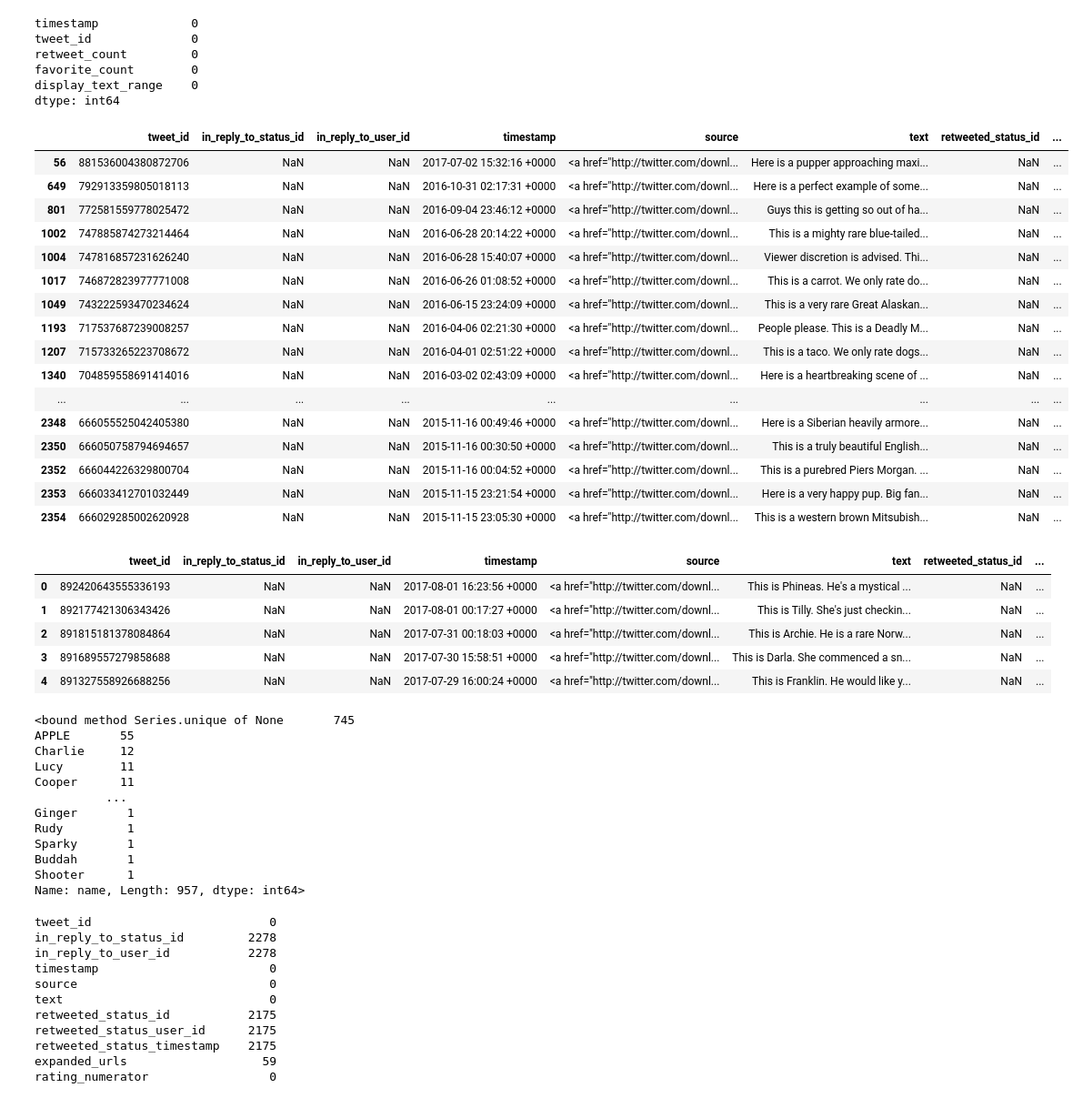
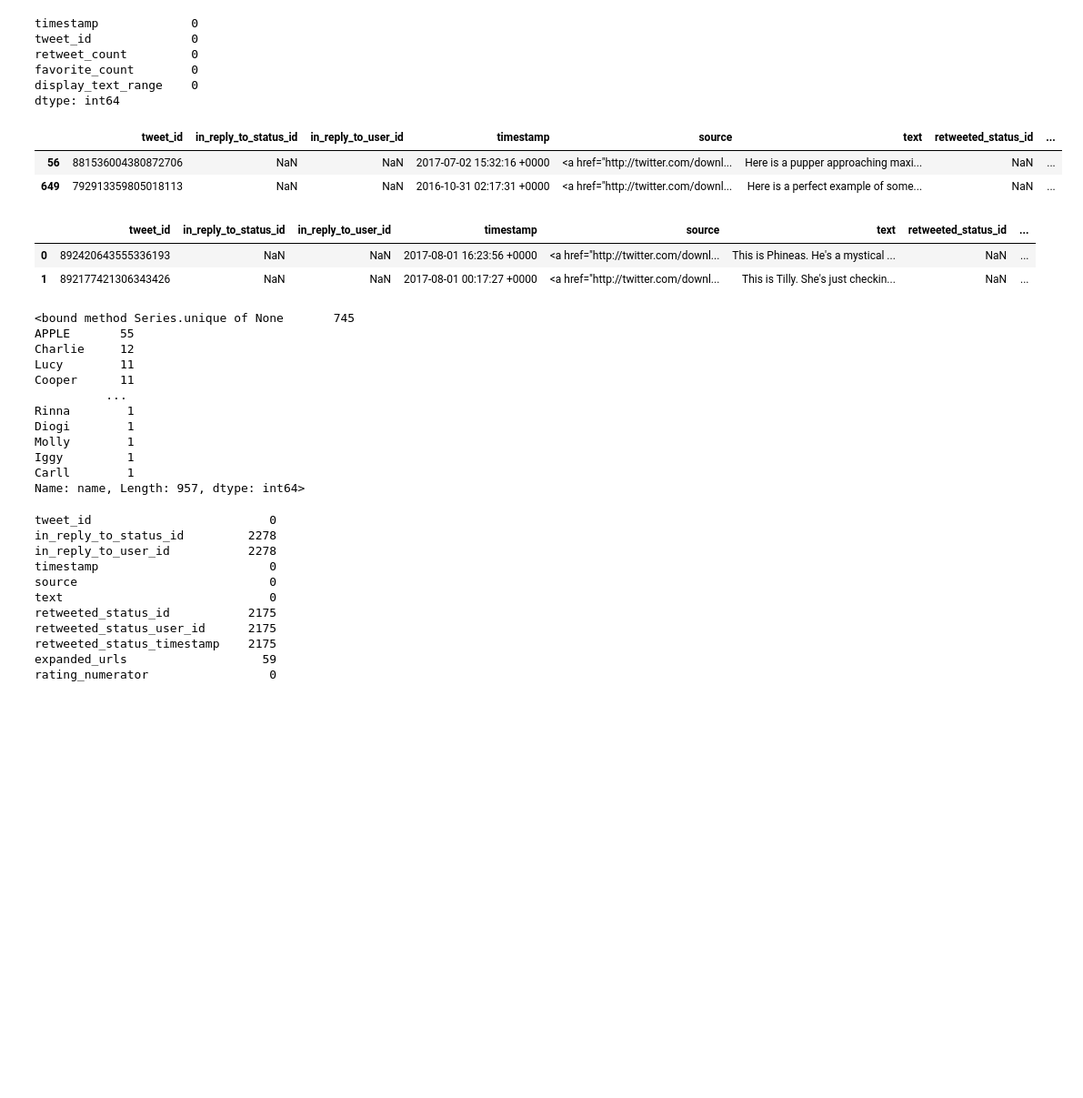
Before and after one commit to abdelrazekrizk/FWD-Udacity-Wrangle-and-Analyze-Data-Twitter-API, a Jupyter notebook: wrangle_act.ipynb, the cells around one changed output. Shown at 91% size. Saved outputs shown, nothing was run; the diff lists cells and outputs as text; code cells hidden in the pictures; blank space fills up the shorter version.

```diff
--- a/wrangle_act.ipynb
+++ b/wrangle_act.ipynb
@@ -71,9 +75,9 @@ ls
 # %% [markdown]
 ### I- Read twitter-archive-enhanced as pandas dataframe and quick check to view structure
 # %%
-archive = pd.read_csv("twitter-archive-enhanced.csv")
-archive.set_index('tweet_id')
-archive.head(3)
+archive_df = pd.read_csv("twitter-archive-enhanced.csv")
+archive_df.set_index('tweet_id')
+archive_df.head(2)
 # %% [output]
 |  | tweet_id | in_reply_to_status_id | in_reply_to_user_id | timestamp | source | text | retweeted_status_id | ... |
 | 0 | 892420643555336193 | NaN | NaN | 2017-08-01 16:23:56 +0000 | <a href="http://twitter.com/downl... | This is Phineas. He's a mystical ... | NaN | ... |
@@ -377,8 +400,8 @@ Name: rating_denominator, dtype: int64
 # %%
 #copy of the dataframe:
 tweet_df_clean=tweet_df.copy()
-archive_df_clean=archive.copy()
-image_df_clean=image.copy()
+archive_df_clean=archive_df.copy()
+image_df_clean=image_df.copy()
 # %%
 tweet_df_clean.head(1)
 # %% [output]
@@ -412,36 +435,19 @@ dtype: int64
 # %%
 # explore data with name a
 archive_df_clean_v2=archive_df_clean.loc[archive_df_clean['name'] =='a']
-archive_df_clean_v2
+archive_df_clean_v2.head(2)
 # %% [output]
 |  | tweet_id | in_reply_to_status_id | in_reply_to_user_id | timestamp | source | text | retweeted_status_id | ... |
 | 56 | 881536004380872706 | NaN | NaN | 2017-07-02 15:32:16 +0000 | <a href="http://twitter.com/downl... | Here is a pupper approaching maxi... | NaN | ... |
 | 649 | 792913359805018113 | NaN | NaN | 2016-10-31 02:17:31 +0000 | <a href="http://twitter.com/downl... | Here is a perfect example of some... | NaN | ... |
-| 801 | 772581559778025472 | NaN | NaN | 2016-09-04 23:46:12 +0000 | <a href="http://twitter.com/downl... | Guys this is getting so out of ha... | NaN | ... |
-| 1002 | 747885874273214464 | NaN | NaN | 2016-06-28 20:14:22 +0000 | <a href="http://twitter.com/downl... | This is a mighty rare blue-tailed... | NaN | ... |
-| 1004 | 747816857231626240 | NaN | NaN | 2016-06-28 15:40:07 +0000 | <a href="http://twitter.com/downl... | Viewer discretion is advised. Thi... | NaN | ... |
-| 1017 | 746872823977771008 | NaN | NaN | 2016-06-26 01:08:52 +0000 | <a href="http://twitter.com/downl... | This is a carrot. We only rate do... | NaN | ... |
-| 1049 | 743222593470234624 | NaN | NaN | 2016-06-15 23:24:09 +0000 | <a href="http://twitter.com/downl... | This is a very rare Great Alaskan... | NaN | ... |
-| 1193 | 717537687239008257 | NaN | NaN | 2016-04-06 02:21:30 +0000 | <a href="http://twitter.com/downl... | People please. This is a Deadly M... | NaN | ... |
-| 1207 | 715733265223708672 | NaN | NaN | 2016-04-01 02:51:22 +0000 | <a href="http://twitter.com/downl... | This is a taco. We only rate dogs... | NaN | ... |
-| 1340 | 704859558691414016 | NaN | NaN | 2016-03-02 02:43:09 +0000 | <a href="http://twitter.com/downl... | Here is a heartbreaking scene of ... | NaN | ... |
-| ... | ... | ... | ... | ... | ... | ... | ... | ... |
-| 2348 | 666055525042405380 | NaN | NaN | 2015-11-16 00:49:46 +0000 | <a href="http://twitter.com/downl... | Here is a Siberian heavily armore... | NaN | ... |
-| 2350 | 666050758794694657 | NaN | NaN | 2015-11-16 00:30:50 +0000 | <a href="http://twitter.com/downl... | This is a truly beautiful English... | NaN | ... |
-| 2352 | 666044226329800704 | NaN | NaN | 2015-11-16 00:04:52 +0000 | <a href="http://twitter.com/downl... | This is a purebred Piers Morgan. ... | NaN | ... |
-| 2353 | 666033412701032449 | NaN | NaN | 2015-11-15 23:21:54 +0000 | <a href="http://twitter.com/downl... | Here is a very happy pup. Big fan... | NaN | ... |
-| 2354 | 666029285002620928 | NaN | NaN | 2015-11-15 23:05:30 +0000 | <a href="http://twitter.com/downl... | This is a western brown Mitsubish... | NaN | ... |
 # %%
 #raplace a with name "apple" so we not lost mush more data
 archive_df_clean.loc[archive_df_clean['name'] == 'a', 'name'] = 'APPLE'
-archive_df_clean.head()
+archive_df_clean.head(2)
 # %% [output]
 |  | tweet_id | in_reply_to_status_id | in_reply_to_user_id | timestamp | source | text | retweeted_status_id | ... |
 | 0 | 892420643555336193 | NaN | NaN | 2017-08-01 16:23:56 +0000 | <a href="http://twitter.com/downl... | This is Phineas. He's a mystical ... | NaN | ... |
 | 1 | 892177421306343426 | NaN | NaN | 2017-08-01 00:17:27 +0000 | <a href="http://twitter.com/downl... | This is Tilly. She's just checkin... | NaN | ... |
-| 2 | 891815181378084864 | NaN | NaN | 2017-07-31 00:18:03 +0000 | <a href="http://twitter.com/downl... | This is Archie. He is a rare Norw... | NaN | ... |
-| 3 | 891689557279858688 | NaN | NaN | 2017-07-30 15:58:51 +0000 | <a href="http://twitter.com/downl... | This is Darla. She commenced a sn... | NaN | ... |
-| 4 | 891327558926688256 | NaN | NaN | 2017-07-29 16:00:24 +0000 | <a href="http://twitter.com/downl... | This is Franklin. He would like y... | NaN | ... |
 # %%
 name_count=archive_df_clean.name.value_counts() #6-after replace "a"with "apple"
 print(name_count.unique)
@@ -452,11 +458,11 @@ Charlie     12
 Lucy        11
 Cooper      11
           ...
-Ginger       1
-Rudy         1
-Sparky       1
-Buddah       1
-Shooter      1
+Rinna        1
+Diogi        1
+Molly        1
+Iggy         1
+Carll        1
 Name: name, Length: 957, dtype: int64>
 # %%
 # view missing value count for archive
```
Also changed, not shown: parts of 37 cells of this notebook, 26 other files.
